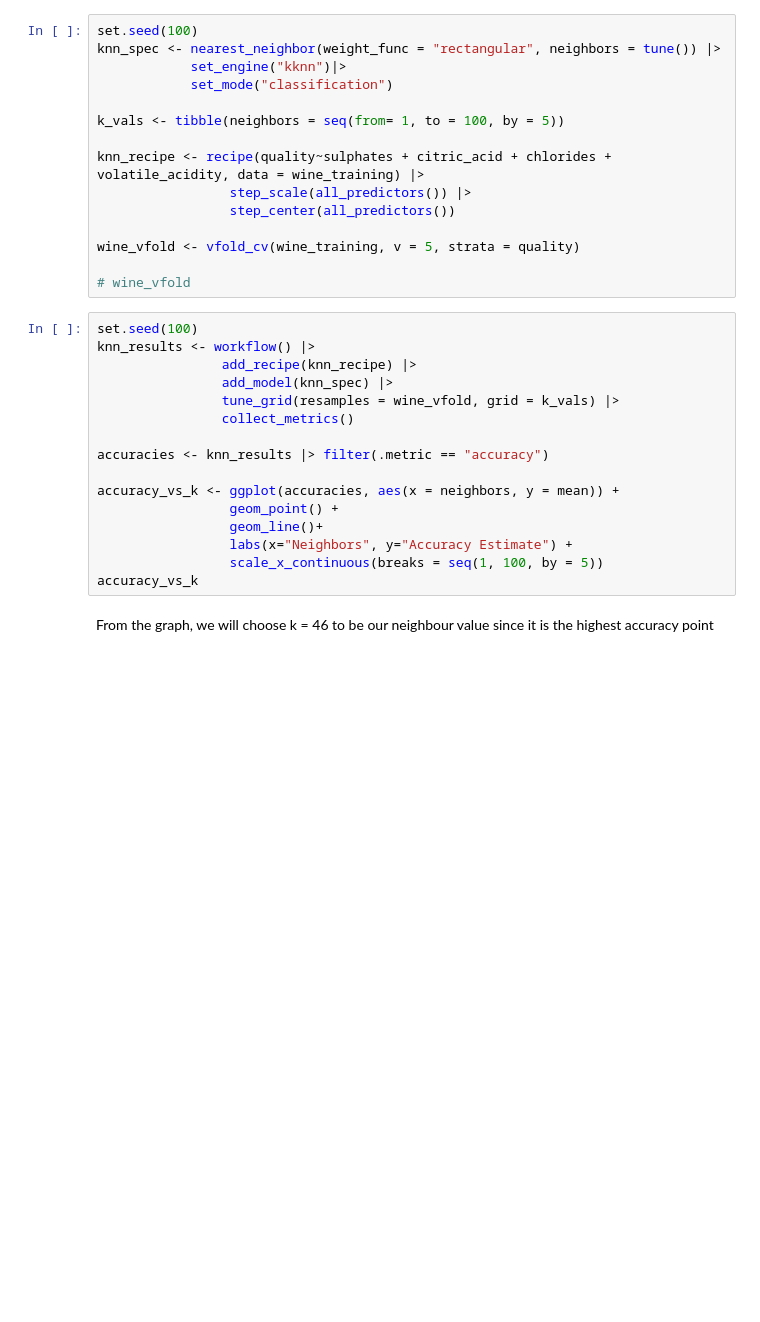
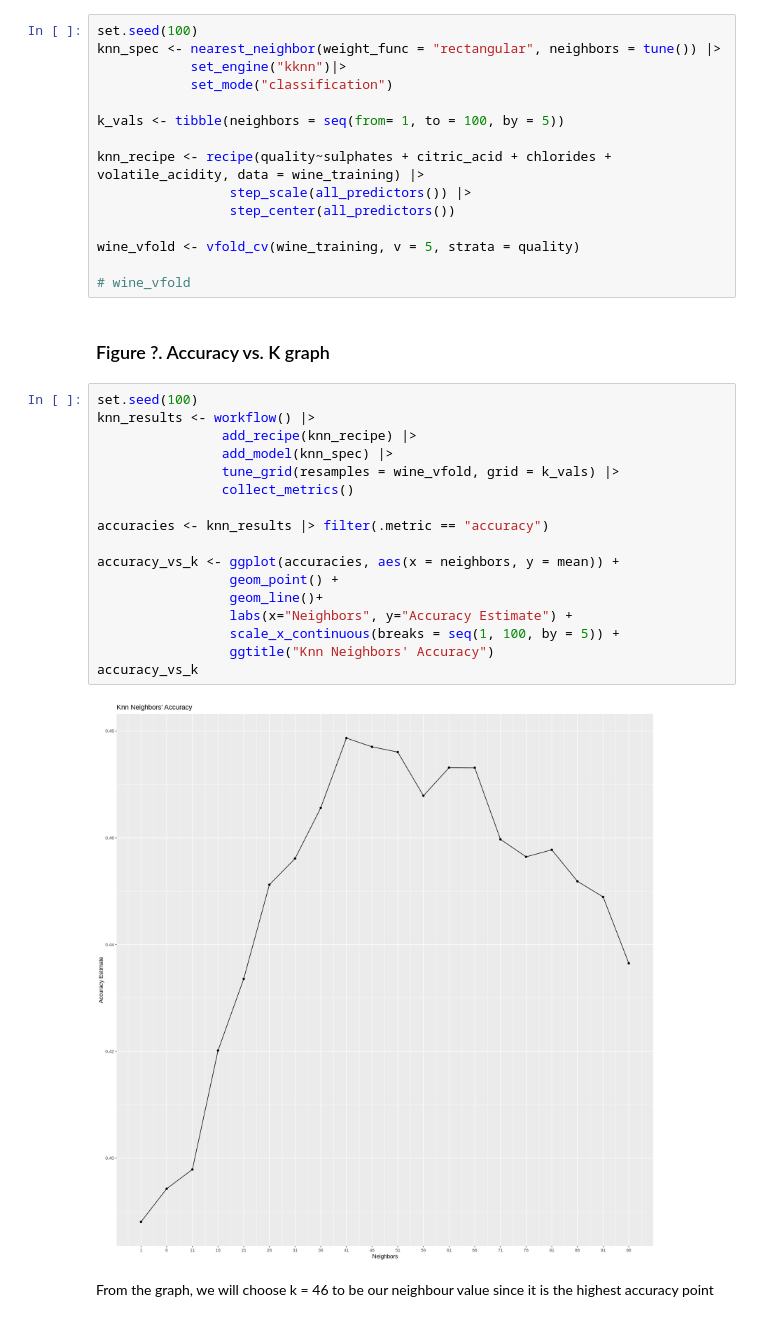
Before and after one commit to Hg422/DSCI100_GroupProject_2022, a Jupyter notebook: Ginadraft.ipynb, the cells around one changed output. Saved outputs shown, nothing was run; the diff lists cells and outputs as text; blank space fills up the shorter version.

```diff
--- a/Ginadraft.ipynb
+++ b/Ginadraft.ipynb
@@ -278,21 +281,26 @@ knn_recipe <- recipe(quality~sulphates + citric_acid + chlorides + volatile_acid
 wine_vfold <- vfold_cv(wine_training, v = 5, strata = quality)
 
 # wine_vfold
+# %% [markdown]
+### Figure ?. Accuracy vs. K graph
 # %%
 set.seed(100)
 knn_results <- workflow() |>
                 add_recipe(knn_recipe) |>
                 add_model(knn_spec) |>
                 tune_grid(resamples = wine_vfold, grid = k_vals) |>
                 collect_metrics()
 
 accuracies <- knn_results |> filter(.metric == "accuracy")
 
 accuracy_vs_k <- ggplot(accuracies, aes(x = neighbors, y = mean)) +
                  geom_point() +
                  geom_line()+
                  labs(x="Neighbors", y="Accuracy Estimate") +
-                 scale_x_continuous(breaks = seq(1, 100, by = 5))
+                 scale_x_continuous(breaks = seq(1, 100, by = 5)) +
+                 ggtitle("Knn Neighbors' Accuracy")
 accuracy_vs_k
+# %% [output]
+[figure, added]
 # %% [markdown]
 From the graph, we will choose k = 46 to be our neighbour value since it is the highest accuracy point
```
Also changed, not shown: parts of 4 cells of this notebook.
